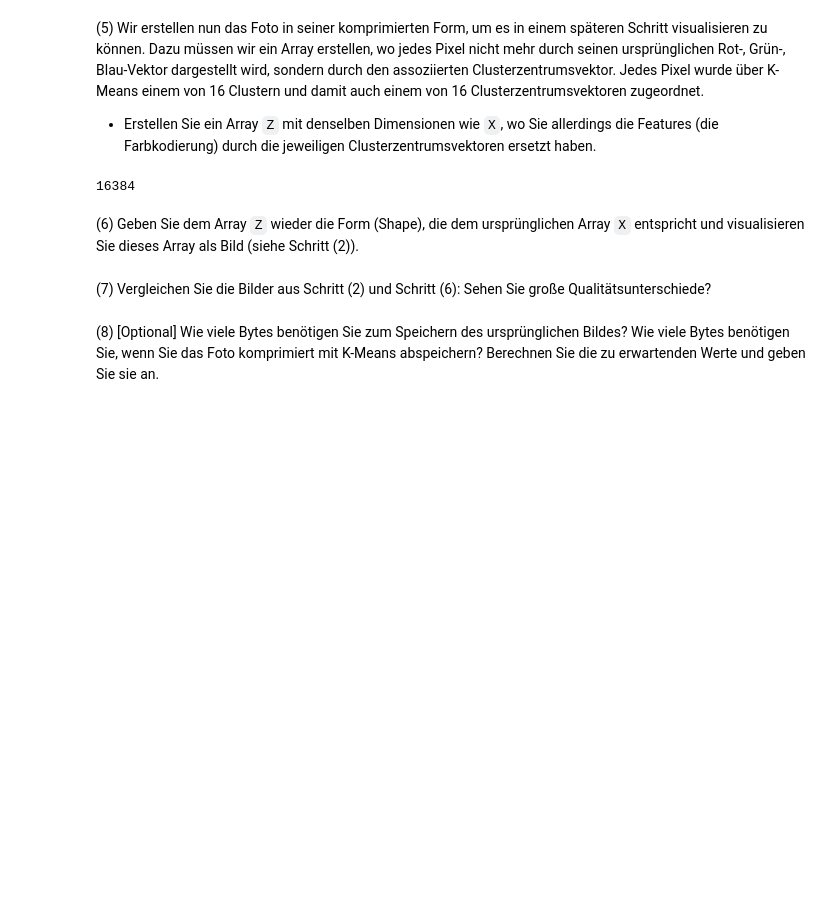
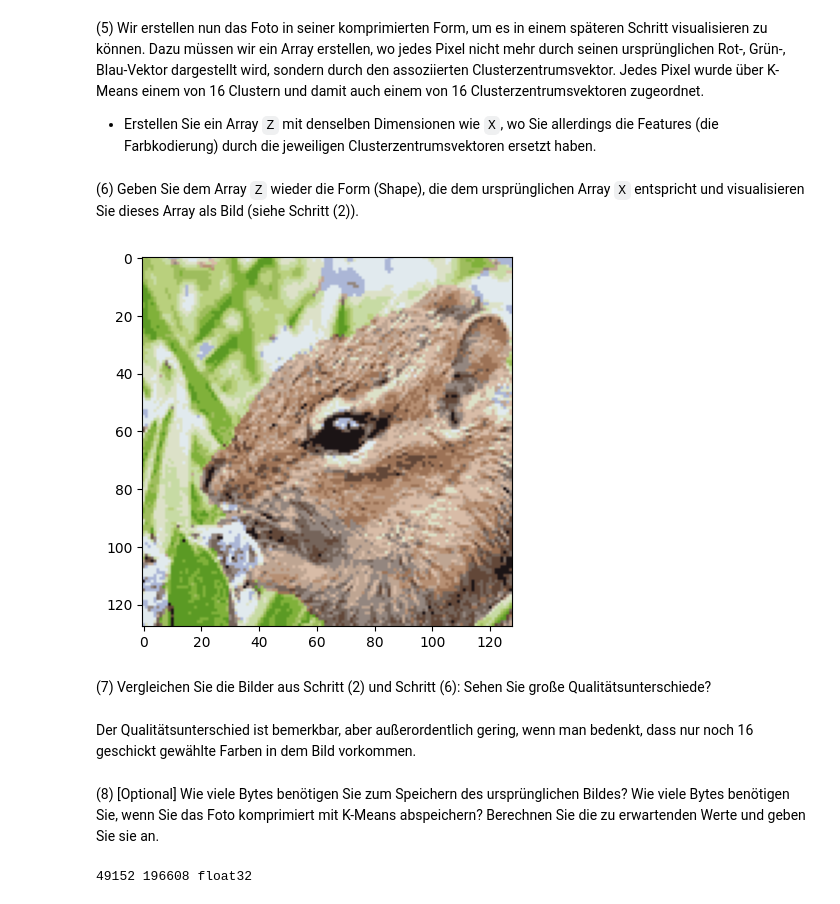
Before and after one commit to cortex359/ds.ss24, a Jupyter notebook: u08/TSRI-8.ipynb, the cells around one changed output. Cells and saved outputs as stored; diff of their text form; code cells hidden in the pictures; blank space fills up the shorter version.

```diff
--- a/u08/TSRI-8.ipynb
+++ b/u08/TSRI-8.ipynb
@@ -338,7 +338,3 @@ im_pred, im_centroids = kmeans(im, 16)
 (5) Wir erstellen nun das Foto in seiner komprimierten Form, um es in einem späteren Schritt visualisieren zu können. Dazu müssen wir ein Array erstellen, wo jedes Pixel nicht mehr durch seinen ursprünglichen Rot-, Grün-, Blau-Vektor dargestellt wird, sondern durch den assoziierten Clusterzentrumsvektor. Jedes Pixel wurde über K-Means einem von 16 Clustern und damit auch einem von 16 Clusterzentrumsvektoren zugeordnet.
 
 * Erstellen Sie ein Array `Z` mit denselben Dimensionen wie `X`, wo Sie allerdings die Features (die Farbkodierung) durch die jeweiligen Clusterzentrumsvektoren ersetzt haben.
-# %%
-im[:, 0], im_
-# %% [output]
-16384
@@ -347,6 +341,21 @@ Z: np.ndarray = im[:]
+# %%
+Z: np.ndarray = np.zeros(im.shape)
+for i, k in enumerate(im_pred):
+    Z[i, :] = im_centroids[:, k]
 # %% [markdown]
 (6) Geben Sie dem Array `Z` wieder die Form (Shape), die dem ursprünglichen Array `X` entspricht und visualisieren Sie dieses Array als Bild (siehe Schritt (2)).
+# %%
+plt.imshow(Z.reshape((128, 128, 3)))
+plt.show()
+# %% [output]
+[figure, added]
 # %% [markdown]
 (7) Vergleichen Sie die Bilder aus Schritt (2) und Schritt (6): Sehen Sie große Qualitätsunterschiede?
+# %% [markdown]
+Der Qualitätsunterschied ist bemerkbar, aber außerordentlich gering, wenn man bedenkt, dass nur noch 16 geschickt gewählte Farben in dem Bild vorkommen.
 # %% [markdown]
 (8) \[Optional\] Wie viele Bytes benötigen Sie zum Speichern des ursprünglichen Bildes? Wie viele Bytes benötigen Sie, wenn Sie das Foto komprimiert mit K-Means abspeichern? Berechnen Sie die zu erwartenden Werte und geben Sie sie an.
+# %%
+print(np.size(im), np.size(im)*4, im.dtype)
+# %% [output]
+49152 196608 float32
```
Also changed, not shown: parts of 2 cells of this notebook.
